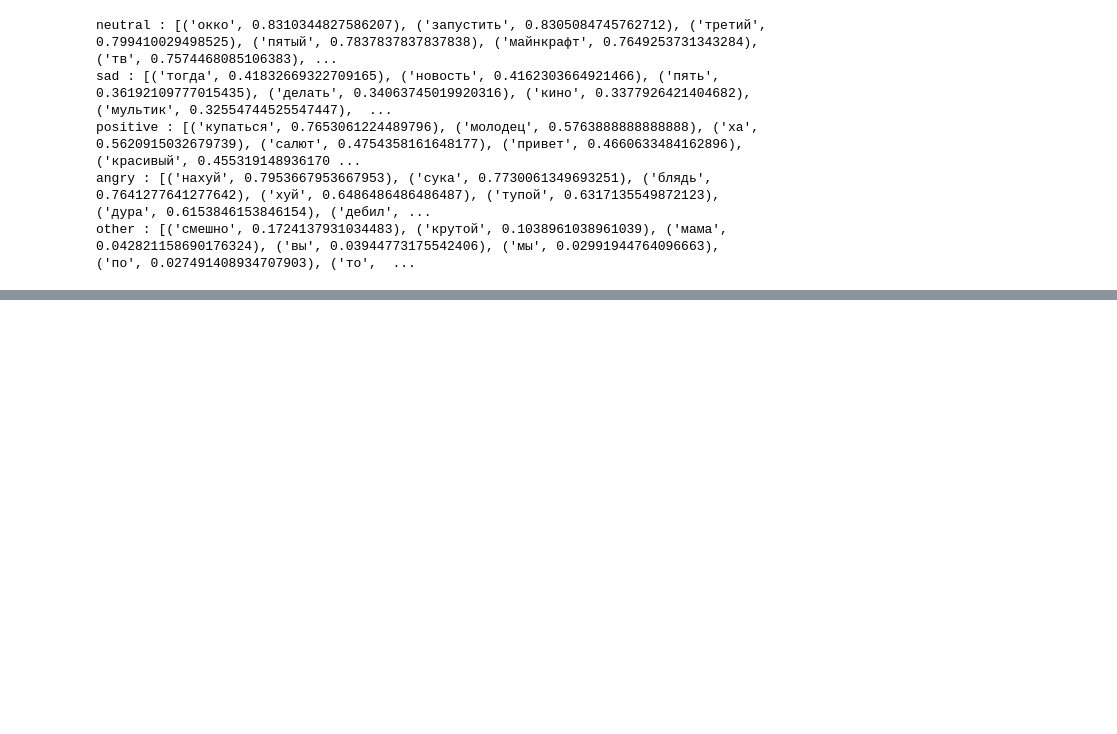
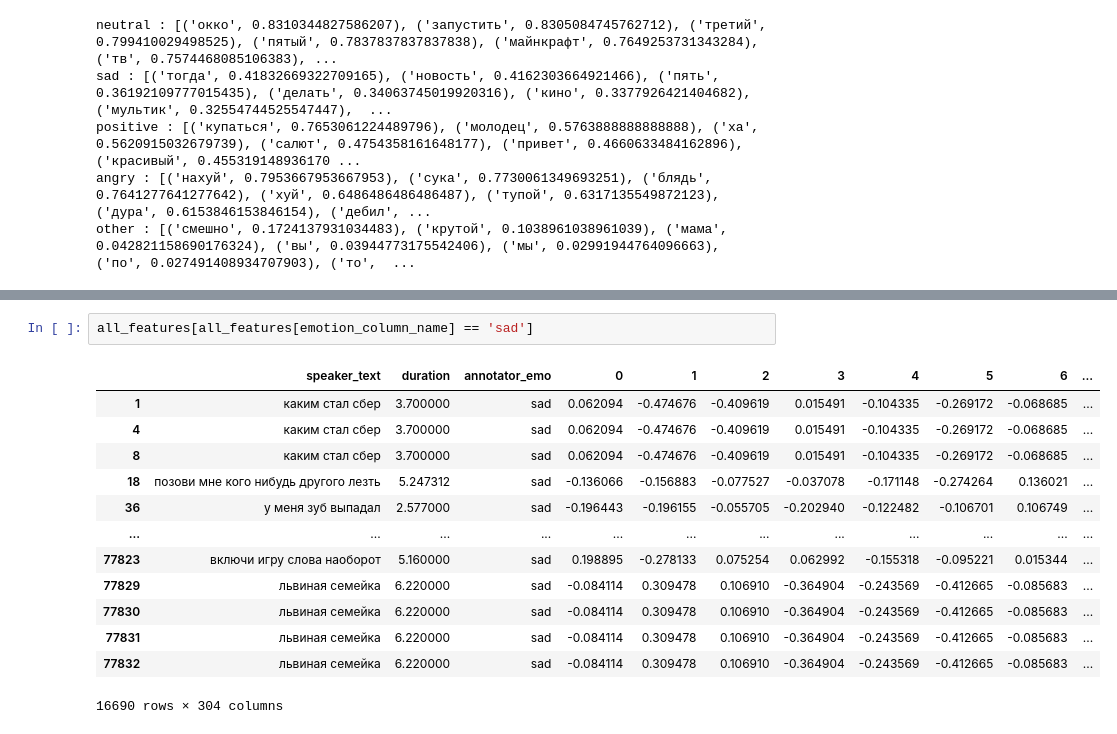
Before and after one commit to Kislv/MastersDegreeProject, a Jupyter notebook: test_hypotheses.ipynb, the cells around one changed output, grey strips where cells are left out. Drawn from its saved outputs; the diff is of its cells as text; blank space fills up the shorter version.

```diff
--- a/test_hypotheses.ipynb
+++ b/test_hypotheses.ipynb
@@ -544,0 +545,16 @@ tensor([-0.4161, -0.8234,  0.1041,  0.2171, -0.1972, -0.2072,  0.4124,  0.3353,
+# %%
+all_features[all_features[emotion_column_name] == 'sad']
+# %% [output]
+|  | speaker_text | duration | annotator_emo | 0 | 1 | 2 | 3 | 4 | 5 | 6 | ... |
+| 1 | каким стал сбер | 3.700000 | sad | 0.062094 | -0.474676 | -0.409619 | 0.015491 | -0.104335 | -0.269172 | -0.068685 | ... |
+| 4 | каким стал сбер | 3.700000 | sad | 0.062094 | -0.474676 | -0.409619 | 0.015491 | -0.104335 | -0.269172 | -0.068685 | ... |
+| 8 | каким стал сбер | 3.700000 | sad | 0.062094 | -0.474676 | -0.409619 | 0.015491 | -0.104335 | -0.269172 | -0.068685 | ... |
+| 18 | позови мне кого нибудь другого лезть | 5.247312 | sad | -0.136066 | -0.156883 | -0.077527 | -0.037078 | -0.171148 | -0.274264 | 0.136021 | ... |
+| 36 | у меня зуб выпадал | 2.577000 | sad | -0.196443 | -0.196155 | -0.055705 | -0.202940 | -0.122482 | -0.106701 | 0.106749 | ... |
+| ... | ... | ... | ... | ... | ... | ... | ... | ... | ... | ... | ... |
+| 77823 | включи игру слова наоборот | 5.160000 | sad | 0.198895 | -0.278133 | 0.075254 | 0.062992 | -0.155318 | -0.095221 | 0.015344 | ... |
+| 77829 | львиная семейка | 6.220000 | sad | -0.084114 | 0.309478 | 0.106910 | -0.364904 | -0.243569 | -0.412665 | -0.085683 | ... |
+| 77830 | львиная семейка | 6.220000 | sad | -0.084114 | 0.309478 | 0.106910 | -0.364904 | -0.243569 | -0.412665 | -0.085683 | ... |
+| 77831 | львиная семейка | 6.220000 | sad | -0.084114 | 0.309478 | 0.106910 | -0.364904 | -0.243569 | -0.412665 | -0.085683 | ... |
+| 77832 | львиная семейка | 6.220000 | sad | -0.084114 | 0.309478 | 0.106910 | -0.364904 | -0.243569 | -0.412665 | -0.085683 | ... |
+16690 rows × 304 columns
```
Also changed, not shown: parts of 5 cells of this notebook.
